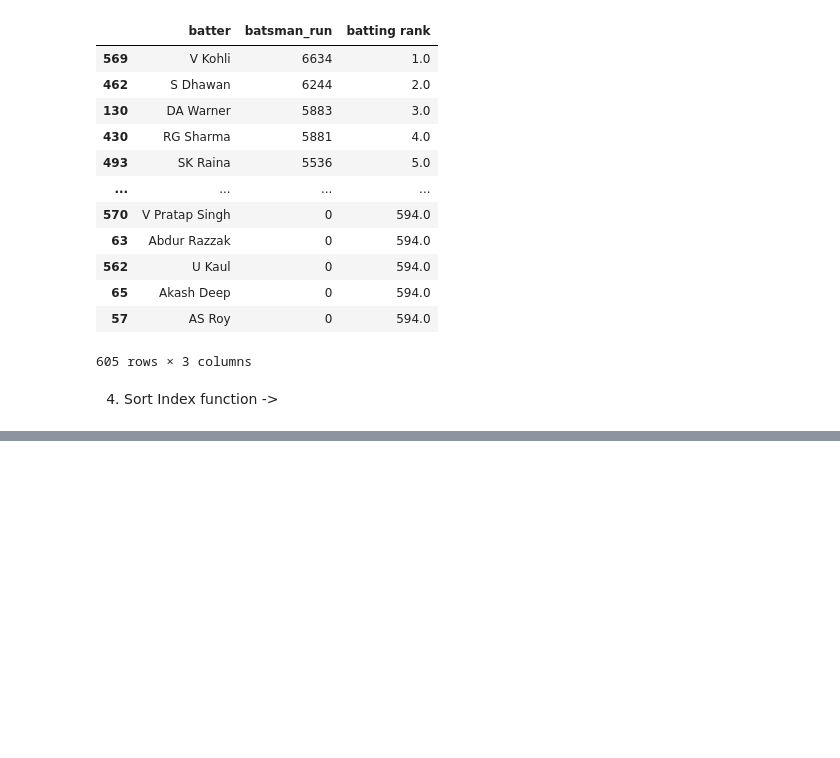
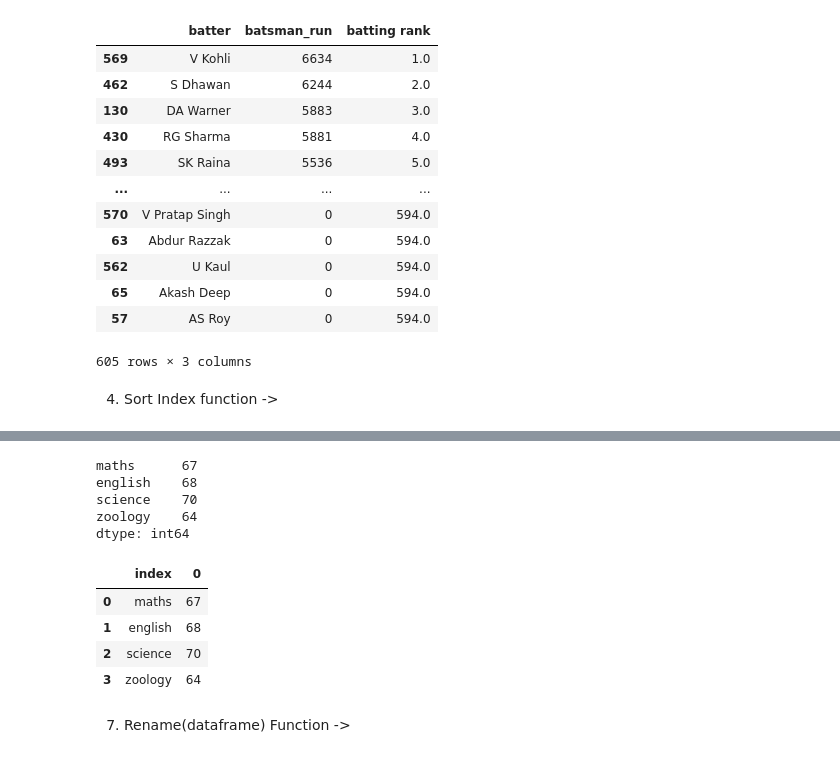
Before and after one commit to Aaditya-jn/Pandas, a Jupyter notebook: Pandas-3.ipynb, the cells around one changed output, grey strips where cells are left out. Cells and saved outputs as stored; diff of their text form; code cells hidden in the pictures; blank space fills up the shorter version.

```diff
--- a/Pandas-3.ipynb
+++ b/Pandas-3.ipynb
@@ -341,3 +341,14 @@ batsman_run.sort_values("batting rank")
 605 rows × 3 columns
 # %% [markdown]
 4) Sort Index function ->
+# %%
+import pandas as pd
+marks = {
+    "maths" : 67,
+    "english" : 68,
+    "science" : 70,
+    "zoology" : 64
+}
+
+marks_series = pd.Series(marks)
+marks_series
@@ -343,0 +449,18 @@ batsman_run.sort_values("batting rank")
+# %%
+marks_series
+# %% [output]
+maths      67
+english    68
+science    70
+zoology    64
+dtype: int64
+# %%
+marks_series.reset_index()
+# %% [output]
+|  | index | 0 |
+| 0 | maths | 67 |
+| 1 | english | 68 |
+| 2 | science | 70 |
+| 3 | zoology | 64 |
+# %% [markdown]
+7) Rename(dataframe) Function ->
```
Also changed, not shown: parts of 20 cells of this notebook.
